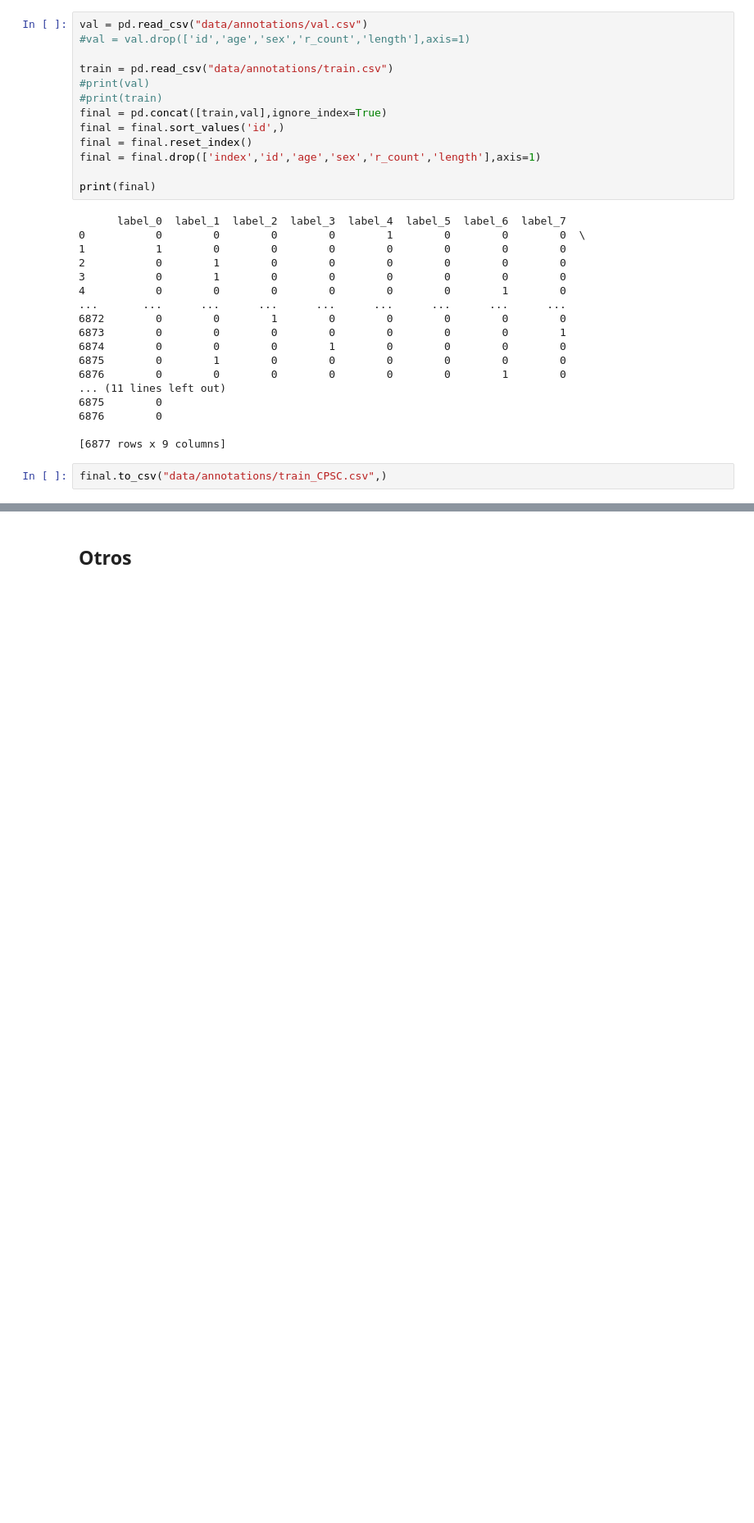
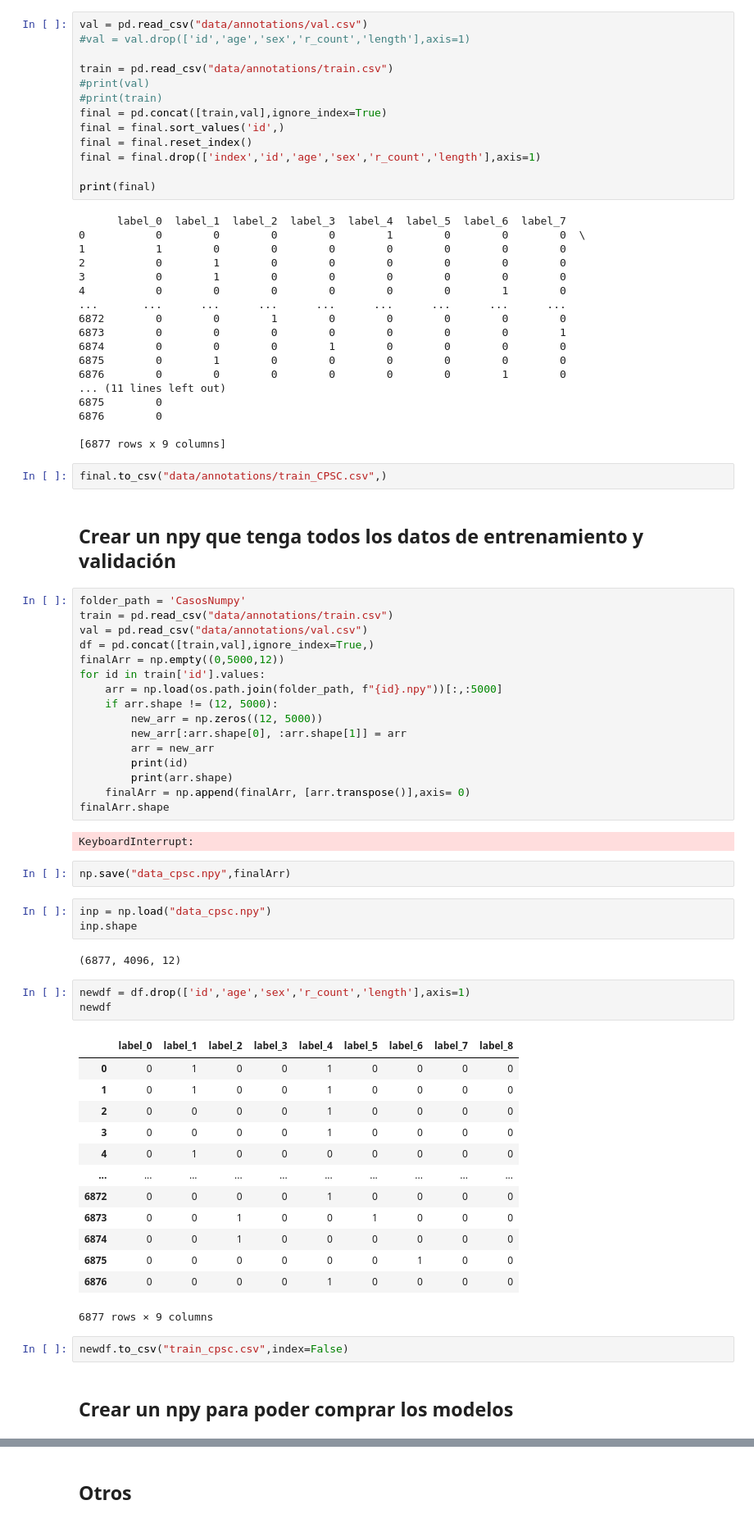
Before and after one commit to Agusbs98/Interface_of_automatic-ecg-diagnosis, a Jupyter notebook: Predicciones.ipynb, the cells around one changed output, grey strips where cells are left out. Shown: that part at 82% size. Cells and saved outputs as stored; diff of their text form; blank space fills up the shorter version.

```diff
--- a/Predicciones.ipynb
+++ b/Predicciones.ipynb
@@ -191,3 +192,51 @@ print(final)
 [6877 rows x 9 columns]
 # %%
 final.to_csv("data/annotations/train_CPSC.csv",)
+# %% [markdown]
+## Crear un npy que tenga todos los datos de entrenamiento y validación
+# %%
+folder_path = 'CasosNumpy'
+train = pd.read_csv("data/annotations/train.csv")
+val = pd.read_csv("data/annotations/val.csv")
+df = pd.concat([train,val],ignore_index=True,)
+finalArr = np.empty((0,5000,12))
+for id in train['id'].values:
+    arr = np.load(os.path.join(folder_path, f"{id}.npy"))[:,:5000]
+    if arr.shape != (12, 5000):
+        new_arr = np.zeros((12, 5000))
+        new_arr[:arr.shape[0], :arr.shape[1]] = arr
+        arr = new_arr
+        print(id)
+        print(arr.shape)
+    finalArr = np.append(finalArr, [arr.transpose()],axis= 0)
+finalArr.shape
+# %% [output]
+KeyboardInterrupt:
+# %%
+np.save("data_cpsc.npy",finalArr)
+# %%
+inp = np.load("data_cpsc.npy")
+inp.shape
+# %% [output]
+(6877, 4096, 12)
+# %%
+newdf = df.drop(['id','age','sex','r_count','length'],axis=1)
+newdf
+# %% [output]
+|  | label_0 | label_1 | label_2 | label_3 | label_4 | label_5 | label_6 | label_7 | label_8 |
+| 0 | 0 | 1 | 0 | 0 | 1 | 0 | 0 | 0 | 0 |
+| 1 | 0 | 1 | 0 | 0 | 1 | 0 | 0 | 0 | 0 |
+| 2 | 0 | 0 | 0 | 0 | 1 | 0 | 0 | 0 | 0 |
+| 3 | 0 | 0 | 0 | 0 | 1 | 0 | 0 | 0 | 0 |
+| 4 | 0 | 1 | 0 | 0 | 0 | 0 | 0 | 0 | 0 |
+| ... | ... | ... | ... | ... | ... | ... | ... | ... | ... |
+| 6872 | 0 | 0 | 0 | 0 | 1 | 0 | 0 | 0 | 0 |
+| 6873 | 0 | 0 | 1 | 0 | 0 | 1 | 0 | 0 | 0 |
+| 6874 | 0 | 0 | 1 | 0 | 0 | 0 | 0 | 0 | 0 |
+| 6875 | 0 | 0 | 0 | 0 | 0 | 0 | 1 | 0 | 0 |
+| 6876 | 0 | 0 | 0 | 0 | 1 | 0 | 0 | 0 | 0 |
+6877 rows × 9 columns
+# %%
+newdf.to_csv("train_cpsc.csv",index=False)
+# %% [markdown]
+## Crear un npy para poder comprar los modelos
```
Also changed, not shown: parts of 40 cells of this notebook, 24 other files.
